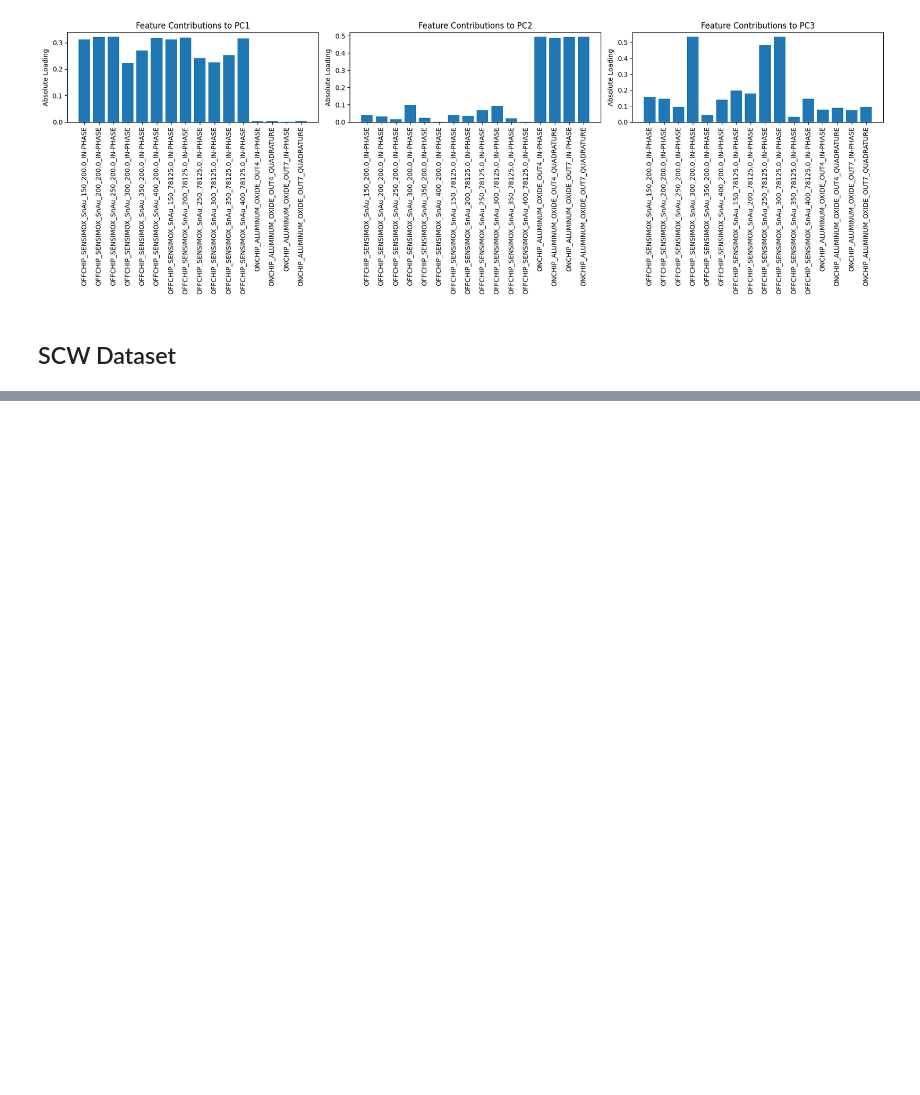
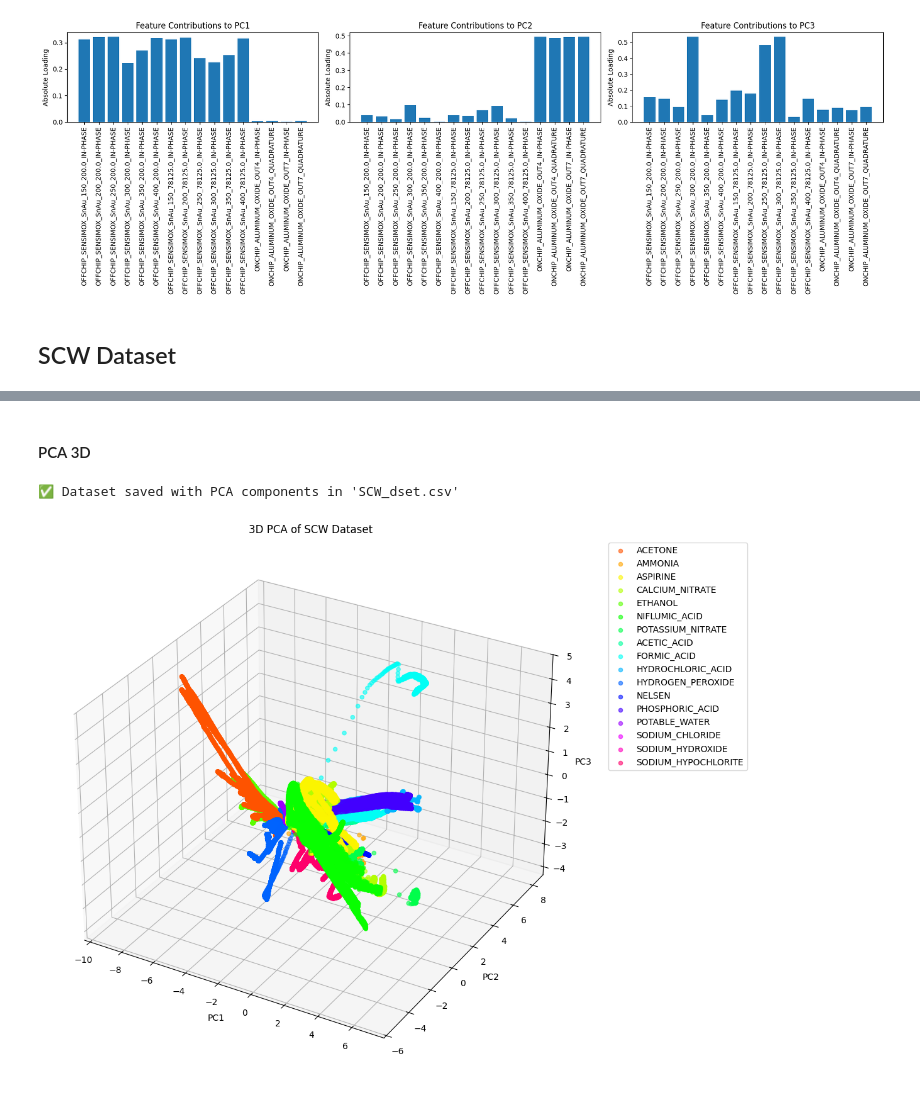
Before and after one commit to mich1803/sensor-ts-classification, a Jupyter notebook: data_analysis.ipynb, the cells around one changed output, grey strips where cells are left out. Saved outputs shown, nothing was run; the diff lists cells and outputs as text; code cells hidden in the pictures; blank space fills up the shorter version.

```diff
--- a/data_analysis.ipynb
+++ b/data_analysis.ipynb
@@ -212,0 +411,42 @@ plt.show()
+# %% [markdown]
+#### PCA 3D
+# %%
+X = full_df.iloc[:, :10]
+y = full_df["LABEL"]
+
+scaler = StandardScaler()
+X_scaled = scaler.fit_transform(X)
+
+pca = PCA(n_components=3)
+X_pca = pca.fit_transform(X_scaled)
+
+full_df["PC1"] = X_pca[:, 0]
+full_df["PC2"] = X_pca[:, 1]
+full_df["PC3"] = X_pca[:, 2]
+
+full_df.to_csv(os.path.join(SCW_dset_dir, "SCW_dset.csv"), index=False)
+print("✅ Dataset saved with PCA components in 'SCW_dset.csv'")
+# %% [output]
+✅ Dataset saved with PCA components in 'SCW_dset.csv'
+# %%
+unique_labels = full_df["LABEL"].unique()
+palette = sns.color_palette("hsv", len(unique_labels))
+color_dict = dict(zip(unique_labels, palette))
+
+fig = plt.figure(figsize=(12, 9))
+ax = fig.add_subplot(111, projection='3d')
+
+for label in unique_labels:
+    subset = full_df[full_df["LABEL"] == label]
+    ax.scatter(subset["PC1"], subset["PC2"], subset["PC3"],
+               label=label, color=color_dict[label], s=20, alpha=0.6)
+
+ax.set_xlabel("PC1")
+ax.set_ylabel("PC2")
+ax.set_zlabel("PC3")
+ax.set_title("3D PCA of SCW Dataset")
+ax.legend(loc='upper left', bbox_to_anchor=(1.05, 1))
+plt.tight_layout()
+plt.show()
+# %% [output]
+[figure, added]
```
Also changed, not shown: parts of 17 cells of this notebook, 1 other file.
